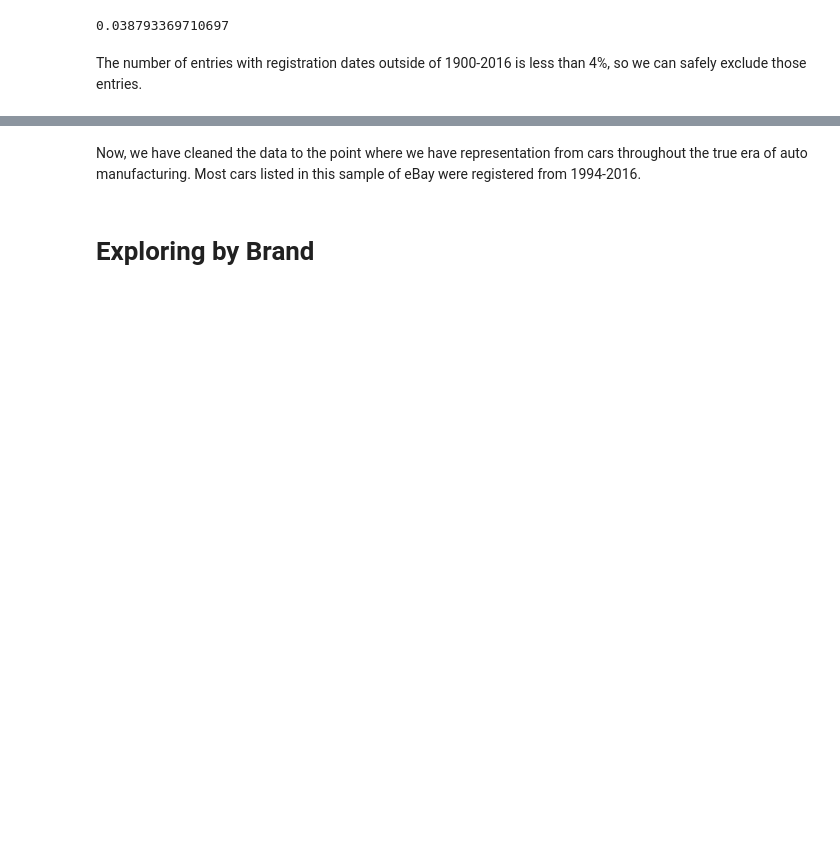
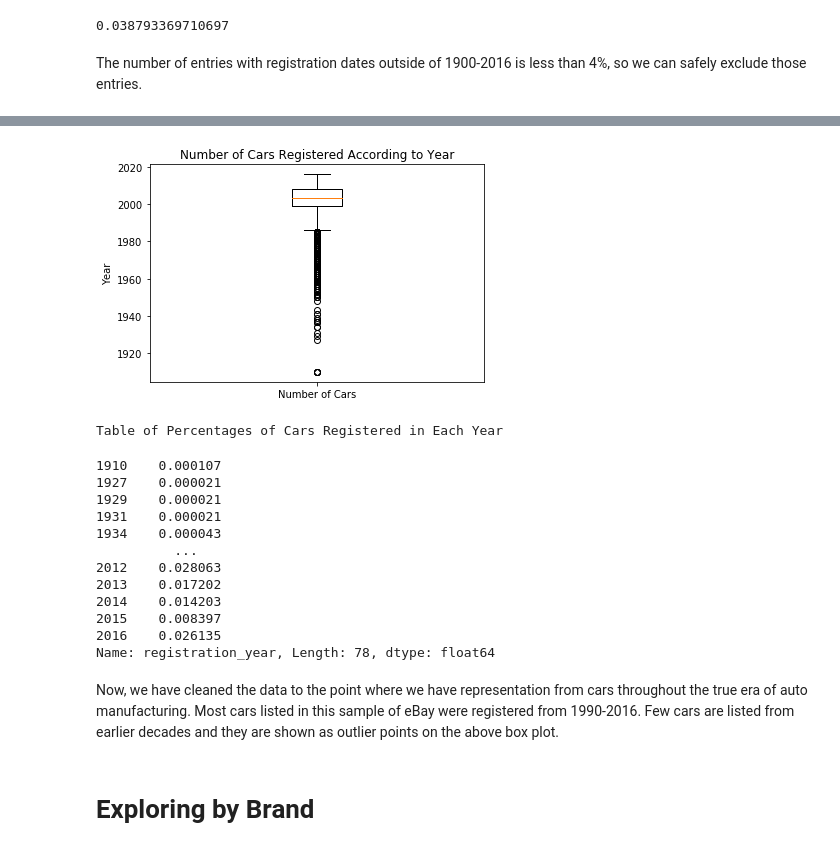
Before and after one commit to randjohns/used_car_patterns, a Jupyter notebook: used_car_patterns.ipynb, the cells around one changed output, grey strips where cells are left out. Drawn from its saved outputs; the diff is of its cells as text; code cells hidden in the pictures; blank space fills up the shorter version.

```diff
--- a/used_car_patterns.ipynb
+++ b/used_car_patterns.ipynb
@@ -546,4 +568,33 @@ autos = autos[autos['registration_year'].between(1900,2016)]
+# %%
+fig, ax = plt.subplots()
+ax.boxplot(autos['registration_year'])
+ax.set_xticklabels(['Number of Cars'])
+ax.set_title('Number of Cars Registered According to Year')
+ax.set_ylabel('Year')
+plt.show()
+
+# display table of percentages of cars registered in given years
+print('Table of Percentages of Cars Registered in Each Year')
+(autos['registration_year']
+                .value_counts(normalize=True, dropna=False)
+                .sort_index(ascending=True)
+)
+# %% [output]
+[figure, added]
+Table of Percentages of Cars Registered in Each Year
+1910    0.000107
+1927    0.000021
+1929    0.000021
+1931    0.000021
+1934    0.000043
+          ...
+2012    0.028063
+2013    0.017202
+2014    0.014203
+2015    0.008397
+2016    0.026135
+Name: registration_year, Length: 78, dtype: float64
 # %% [markdown]
-Now, we have cleaned the data to the point where we have representation from cars throughout the true era of auto manufacturing. Most cars listed in this sample of eBay were registered from 1994-2016.
+Now, we have cleaned the data to the point where we have representation from cars throughout the true era of auto manufacturing. Most cars listed in this sample of eBay were registered from 1990-2016. Few cars are listed from earlier decades and they are shown as outlier points on the above box plot.
 # %% [markdown]
 # Exploring by Brand
```
Also changed, not shown: parts of 30 cells of this notebook.
